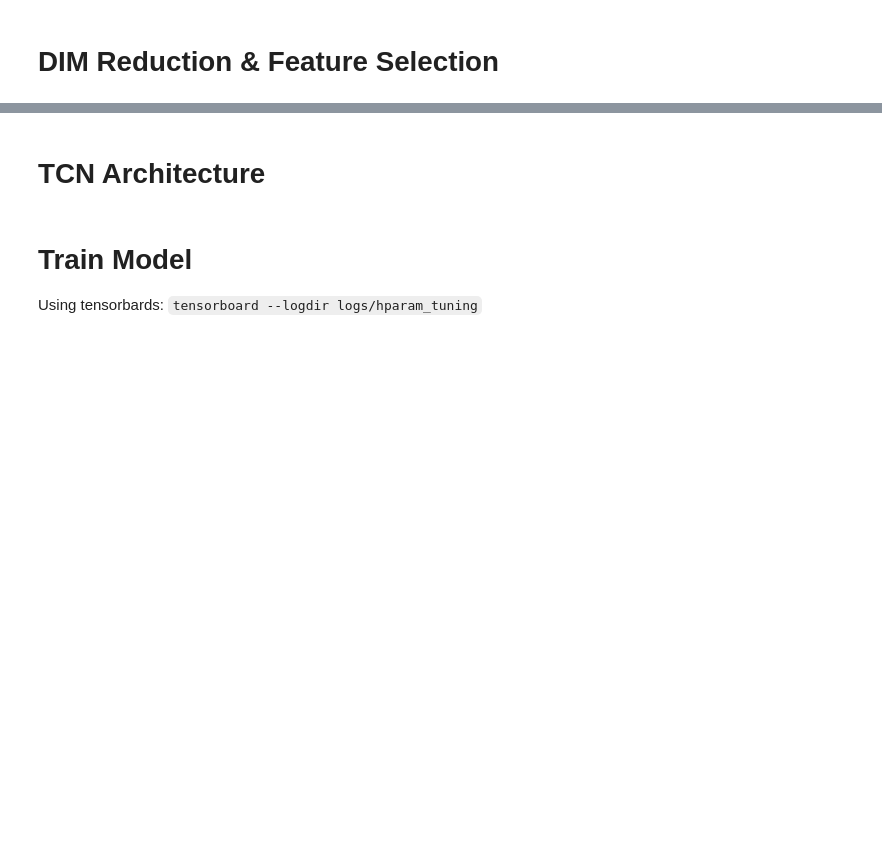
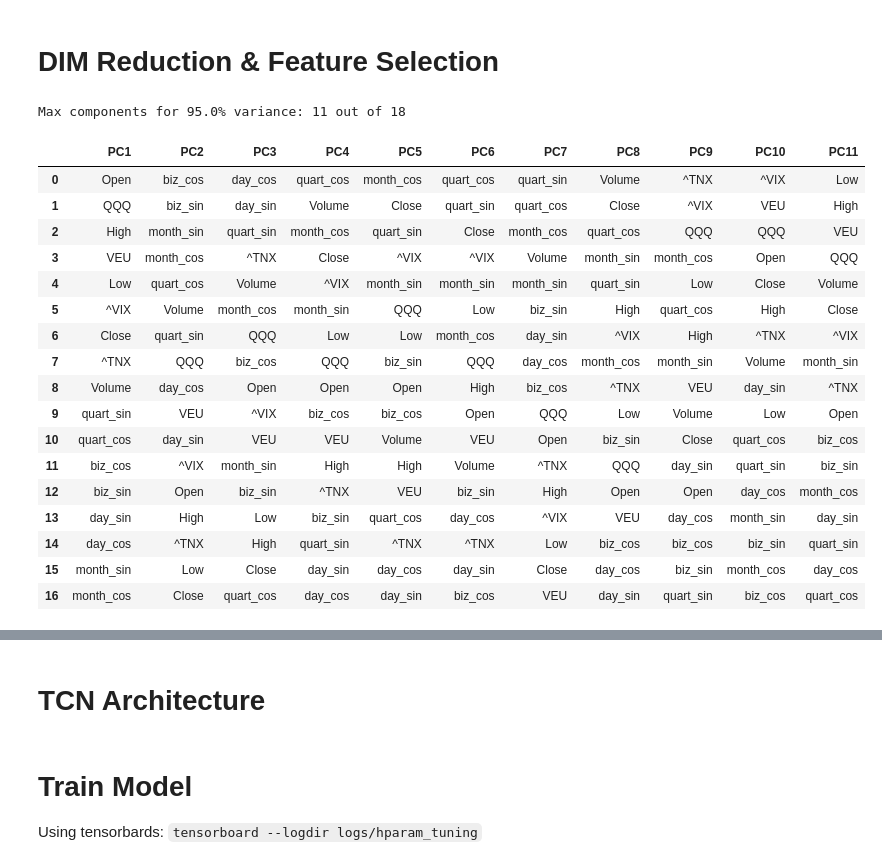
Before and after one commit to adamd1985/quant_research, a Jupyter notebook: tcn_signals_research.ipynb, the cells around one changed output, grey strips where cells are left out. Cells and saved outputs as stored; diff of their text form; code cells hidden in the pictures; blank space fills up the shorter version.

```diff
--- a/tcn_signals_research.ipynb
+++ b/tcn_signals_research.ipynb
@@ -76,10 +69,10 @@ tickers_symbols = [
     TECH_INDEX,
     SMALLCAP_INDEX,
 ]
-
+INTERVAL = "1d"
 tickers = {}
 for symbol in tickers_symbols:
-    cached_file_path = f"{DATA_DIR}/{symbol}-{START_DATE}-{END_DATE}.csv"
+    cached_file_path = f"{DATA_DIR}/{symbol}-{START_DATE}-{END_DATE}-{INTERVAL}.csv"
 
     try:
         if os.path.exists(cached_file_path):
@@ -88,7 +81,11 @@ for symbol in tickers_symbols:
             assert len(df) > 0
         else:
             df = yf.download(
-                symbol, start=START_DATE, end=END_DATE, progress=False, interval="1d"
+                symbol,
+                start=START_DATE,
+                end=END_DATE,
+                progress=False,
+                interval=INTERVAL,
             )
             assert len(df) > 0
             df.to_csv(cached_file_path)
@@ -105,7 +102,7 @@ veu_df = tickers.get(MACRO_INDEX)
 qqq_df = tickers.get(TECH_INDEX)
 rus_df = tickers.get(SMALLCAP_INDEX)
 
-assert not sp500_df[PRICE_FEATURES].isna().any().any()
+assert not sp500_df["Close"].isna().any().any()
 
 rus_df.tail(5)
 # %% [output]
@@ -277,6 +285,13 @@ def prepare_data(tickers):
     normalizer.adapt(data_df[EXT_FEATURES])
     data_df_normalized = normalizer(data_df[EXT_FEATURES])
     data_df_normalized = pd.DataFrame(data_df_normalized.numpy(), columns=EXT_FEATURES)
+    data_df_normalized = pd.concat(
+        [
+            data_df[TARGET].reset_index(drop=True),
+            data_df_normalized.reset_index(drop=True),
+        ],
+        axis=1,
+    )
 
     return data_df_normalized, normalizer
 
@@ -322,27 +346,50 @@ data_df.tail(3)
 # DIM Reduction & Feature Selection
 # %%
 from sklearn.decomposition import PCA
+
 
 MAX_VARIANCE = 0.95
 
 pca = PCA()
-xdata = pca.fit_transform(data_df)
+data_df_pca = data_df.drop(columns=[TARGET])
+xdata = pca.fit_transform(data_df_pca)
 
 cum_var_exp = np.cumsum(pca.explained_variance_ratio_)
 num_components = np.argmax(cum_var_exp >= MAX_VARIANCE) + 1
 print(
     f"Max components for {MAX_VARIANCE*100}% variance: {num_components} out of {data_df.shape[1]}"
 )
 
 
 feature_importance = np.abs(pca.components_[:num_components])
 most_important = np.argsort(-feature_importance, axis=1)
 most_important_names = [
-    [data_df.columns[idx] for idx in most_important[i]] for i in range(num_components)
+    [data_df_pca.columns[idx] for idx in most_important[i]]
+    for i in range(num_components)
 ]
 
 
 dic = {f"PC{i+1}": most_important_names[i] for i in range(num_components)}
 pca_df = pd.DataFrame(dic)
 
 pca_df
+# %% [output]
+Max components for 95.0% variance: 11 out of 18
+|  | PC1 | PC2 | PC3 | PC4 | PC5 | PC6 | PC7 | PC8 | PC9 | PC10 | PC11 |
+| 0 | Open | biz_cos | day_cos | quart_cos | month_cos | quart_cos | quart_sin | Volume | ^TNX | ^VIX | Low |
+| 1 | QQQ | biz_sin | day_sin | Volume | Close | quart_sin | quart_cos | Close | ^VIX | VEU | High |
+| 2 | High | month_sin | quart_sin | month_cos | quart_sin | Close | month_cos | quart_cos | QQQ | QQQ | VEU |
+| 3 | VEU | month_cos | ^TNX | Close | ^VIX | ^VIX | Volume | month_sin | month_cos | Open | QQQ |
+| 4 | Low | quart_cos | Volume | ^VIX | month_sin | month_sin | month_sin | quart_sin | Low | Close | Volume |
+| 5 | ^VIX | Volume | month_cos | month_sin | QQQ | Low | biz_sin | High | quart_cos | High | Close |
+| 6 | Close | quart_sin | QQQ | Low | Low | month_cos | day_sin | ^VIX | High | ^TNX | ^VIX |
+| 7 | ^TNX | QQQ | biz_cos | QQQ | biz_sin | QQQ | day_cos | month_cos | month_sin | Volume | month_sin |
+| 8 | Volume | day_cos | Open | Open | Open | High | biz_cos | ^TNX | VEU | day_sin | ^TNX |
+| 9 | quart_sin | VEU | ^VIX | biz_cos | biz_cos | Open | QQQ | Low | Volume | Low | Open |
+| 10 | quart_cos | day_sin | VEU | VEU | Volume | VEU | Open | biz_sin | Close | quart_cos | biz_cos |
+| 11 | biz_cos | ^VIX | month_sin | High | High | Volume | ^TNX | QQQ | day_sin | quart_sin | biz_sin |
+| 12 | biz_sin | Open | biz_sin | ^TNX | VEU | biz_sin | High | Open | Open | day_cos | month_cos |
+| 13 | day_sin | High | Low | biz_sin | quart_cos | day_cos | ^VIX | VEU | day_cos | month_sin | day_sin |
+| 14 | day_cos | ^TNX | High | quart_sin | ^TNX | ^TNX | Low | biz_cos | biz_cos | biz_sin | quart_sin |
+| 15 | month_sin | Low | Close | day_sin | day_cos | day_sin | Close | day_cos | biz_sin | month_cos | day_cos |
+| 16 | month_cos | Close | quart_cos | day_cos | day_sin | biz_cos | VEU | day_sin | quart_sin | biz_cos | quart_cos |
```
Also changed, not shown: parts of 10 cells of this notebook.
